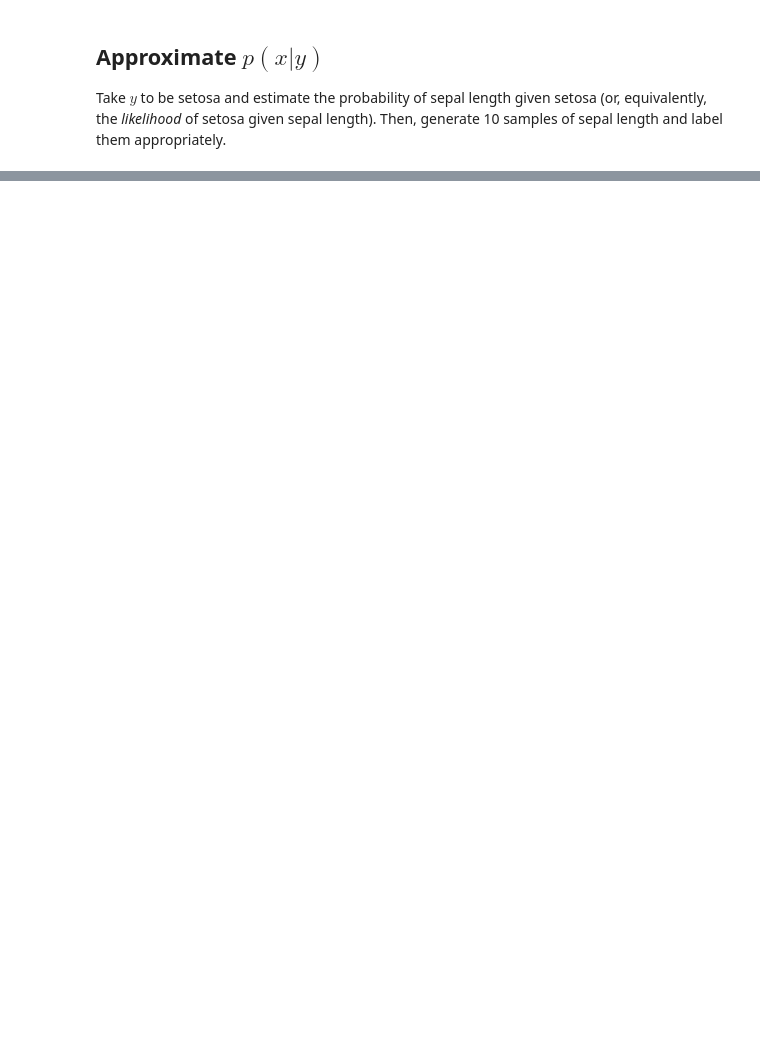
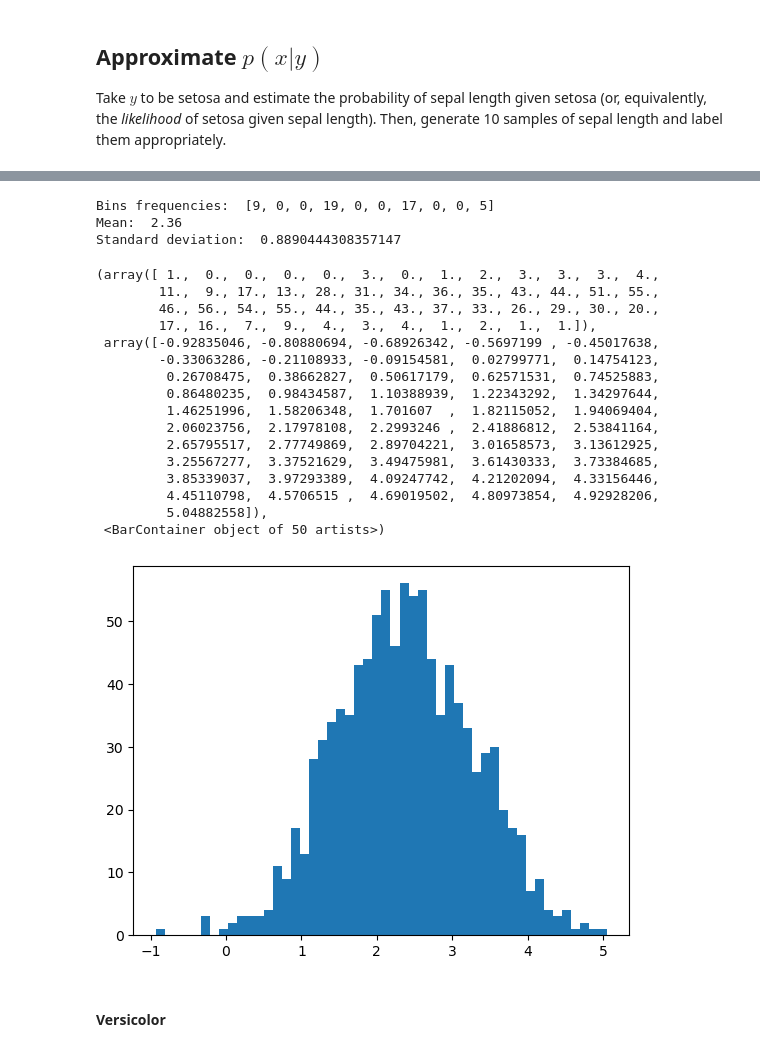
Before and after one commit to matiasmolinolo/iag-2023, a Jupyter notebook: notebooks_clase_1/IAG_2_t.ipynb, the cells around one changed output, grey strips where cells are left out. Saved outputs shown, nothing was run; the diff lists cells and outputs as text; code cells hidden in the pictures; blank space fills up the shorter version.

```diff
--- a/notebooks_clase_1/IAG_2_t.ipynb
+++ b/notebooks_clase_1/IAG_2_t.ipynb
@@ -203,0 +270,35 @@ print(bins)
+# %%
+setosa_bin_frequencies, _ = np.histogram(setosa_sepal_length)
+print("Bins frequencies: ", setosa_bin_frequencies.tolist())
+
+print("Mean: ", setosa_mean)
+
+print("Standard deviation: ", setosa_std_dev)
+
+setosa_sample = np.random.normal(setosa_mean, setosa_std_dev, 1000)
+# %% [output]
+Bins frequencies:  [9, 0, 0, 19, 0, 0, 17, 0, 0, 5]
+Mean:  2.36
+Standard deviation:  0.8890444308357147
+# %%
+plt.hist(setosa_sample, bins=50)
+# %% [output]
+(array([ 1.,  0.,  0.,  0.,  0.,  3.,  0.,  1.,  2.,  3.,  3.,  3.,  4.,
+        11.,  9., 17., 13., 28., 31., 34., 36., 35., 43., 44., 51., 55.,
+        46., 56., 54., 55., 44., 35., 43., 37., 33., 26., 29., 30., 20.,
+        17., 16.,  7.,  9.,  4.,  3.,  4.,  1.,  2.,  1.,  1.]),
+ array([-0.92835046, -0.80880694, -0.68926342, -0.5697199 , -0.45017638,
+        -0.33063286, -0.21108933, -0.09154581,  0.02799771,  0.14754123,
+         0.26708475,  0.38662827,  0.50617179,  0.62571531,  0.74525883,
+         0.86480235,  0.98434587,  1.10388939,  1.22343292,  1.34297644,
+         1.46251996,  1.58206348,  1.701607  ,  1.82115052,  1.94069404,
+         2.06023756,  2.17978108,  2.2993246 ,  2.41886812,  2.53841164,
+         2.65795517,  2.77749869,  2.89704221,  3.01658573,  3.13612925,
+         3.25567277,  3.37521629,  3.49475981,  3.61430333,  3.73384685,
+         3.85339037,  3.97293389,  4.09247742,  4.21202094,  4.33156446,
+         4.45110798,  4.5706515 ,  4.69019502,  4.80973854,  4.92928206,
+         5.04882558]),
+ <BarContainer object of 50 artists>)
+[figure, added]
+# %% [markdown]
+#### Versicolor
```
Also changed, not shown: parts of 41 cells of this notebook, 1 other file.
